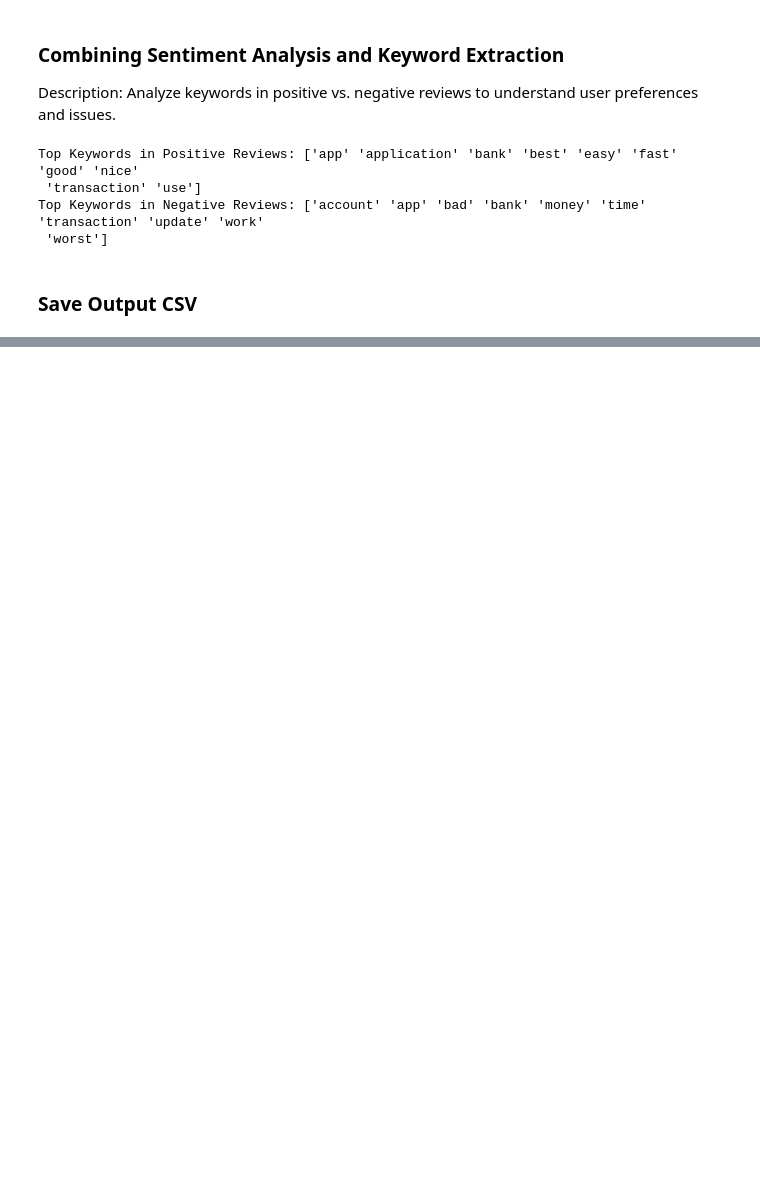
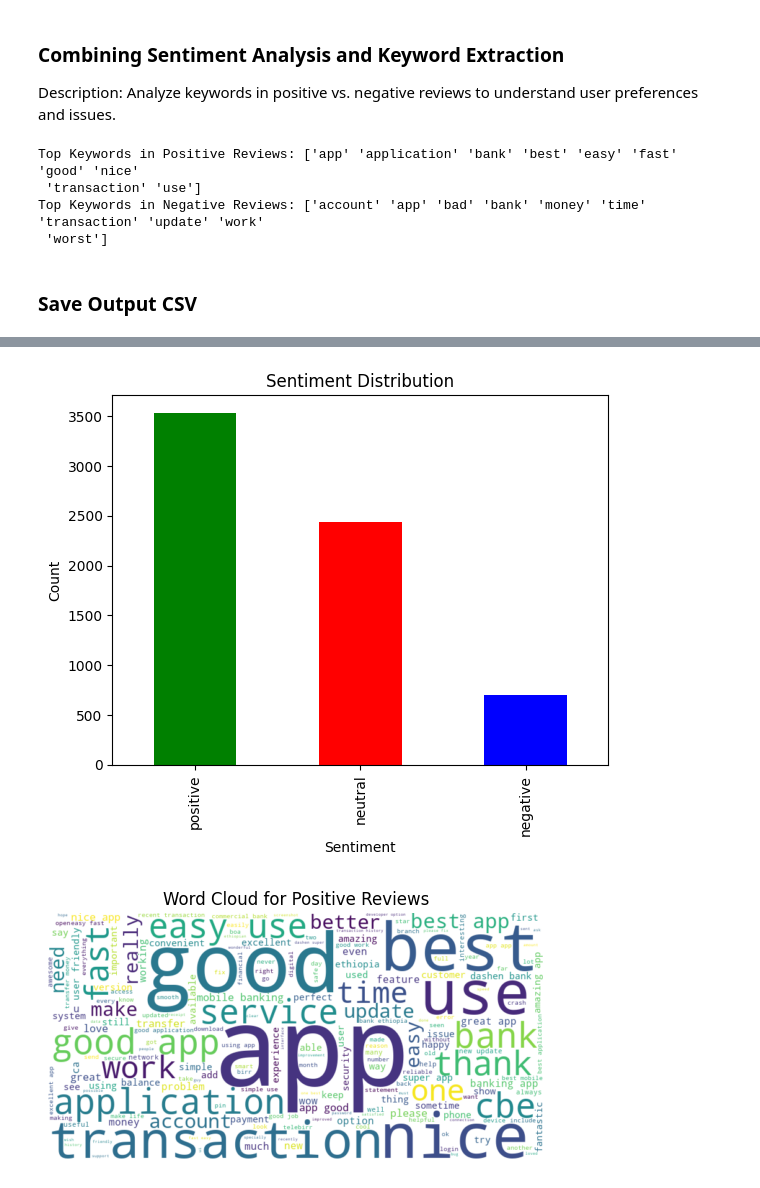
Before and after one commit to SimachewG/AIM_Week2_Customer_Experience_Analytics, a Jupyter notebook: notebook/Sentiment and Thematic Analysis.ipynb, the cells around one changed output, grey strips where cells are left out. Drawn from its saved outputs; the diff is of its cells as text; code cells hidden in the pictures; blank space fills up the shorter version.

Commit message:
Performed sentiment and thematic analysis per bank and extracted top TF-IDF keywords

```diff
--- a/notebook/Sentiment and Thematic Analysis.ipynb
+++ b/notebook/Sentiment and Thematic Analysis.ipynb
@@ -214,10 +214,6 @@ nltk.download('vader_lexicon')
 [nltk_data]     C:\Users\smith\AppData\Roaming\nltk_data...
 [nltk_data]   Package vader_lexicon is already up-to-date!
 True
-# %%
-sia = SentimentIntensityAnalyzer()
-df['sentiment_score'] = df['review'].apply(lambda x: sia.polarity_scores(x)['compound'])
-df['sentiment_label'] = df['sentiment_score'].apply(lambda x: 'positive' if x > 0.05 else 'negative' if x < -0.05 else 'neutral')
 # %%
 # Initialize VADER
 sia = SentimentIntensityAnalyzer()
@@ -232,7 +228,7 @@ def get_vader_sentiment(text):
         return 'neutral'
 
 # Apply VADER sentiment analysis
-df['vader_sentiment'] = df['processed_review'].apply(get_vader_sentiment)
+df['vader_sentiment'] = df['review'].apply(get_vader_sentiment)
 
 # Display sentiment distribution
 print(df['vader_sentiment'].value_counts())
@@ -373,0 +411,18 @@ df.to_csv('bank_reviews_with_sentiment_themes.csv', index=False)
+# %%
+# Sentiment distribution
+df['sentiment'].value_counts().plot(kind='bar', color=['green', 'red', 'blue'])
+plt.title('Sentiment Distribution')
+plt.xlabel('Sentiment')
+plt.ylabel('Count')
+plt.show()
+
+# Word cloud for positive reviews
+positive_text = ' '.join(positive_reviews)
+wordcloud = WordCloud(width=800, height=400, background_color='white').generate(positive_text)
+plt.imshow(wordcloud, interpolation='bilinear')
+plt.axis('off')
+plt.title('Word Cloud for Positive Reviews')
+plt.show()
+# %% [output]
+[figure, added]
+[figure, added]
```
Also changed, not shown: parts of 5 cells of this notebook.
